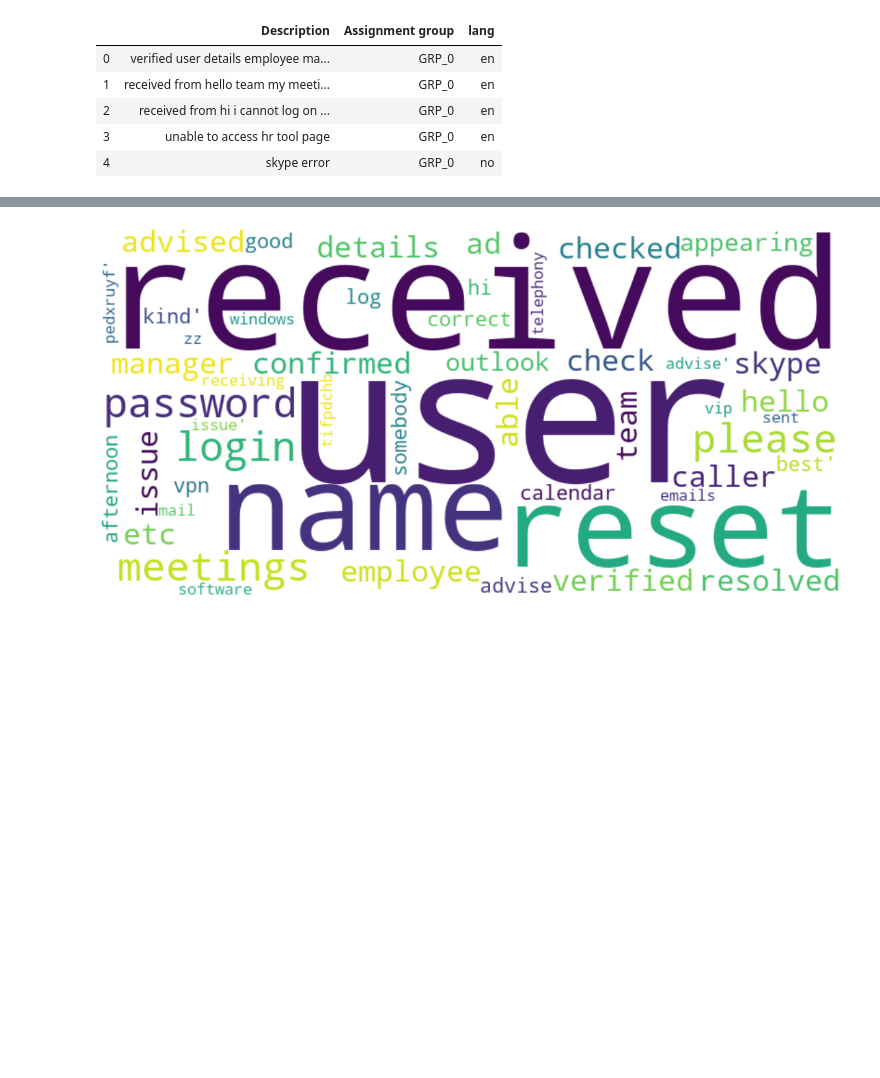
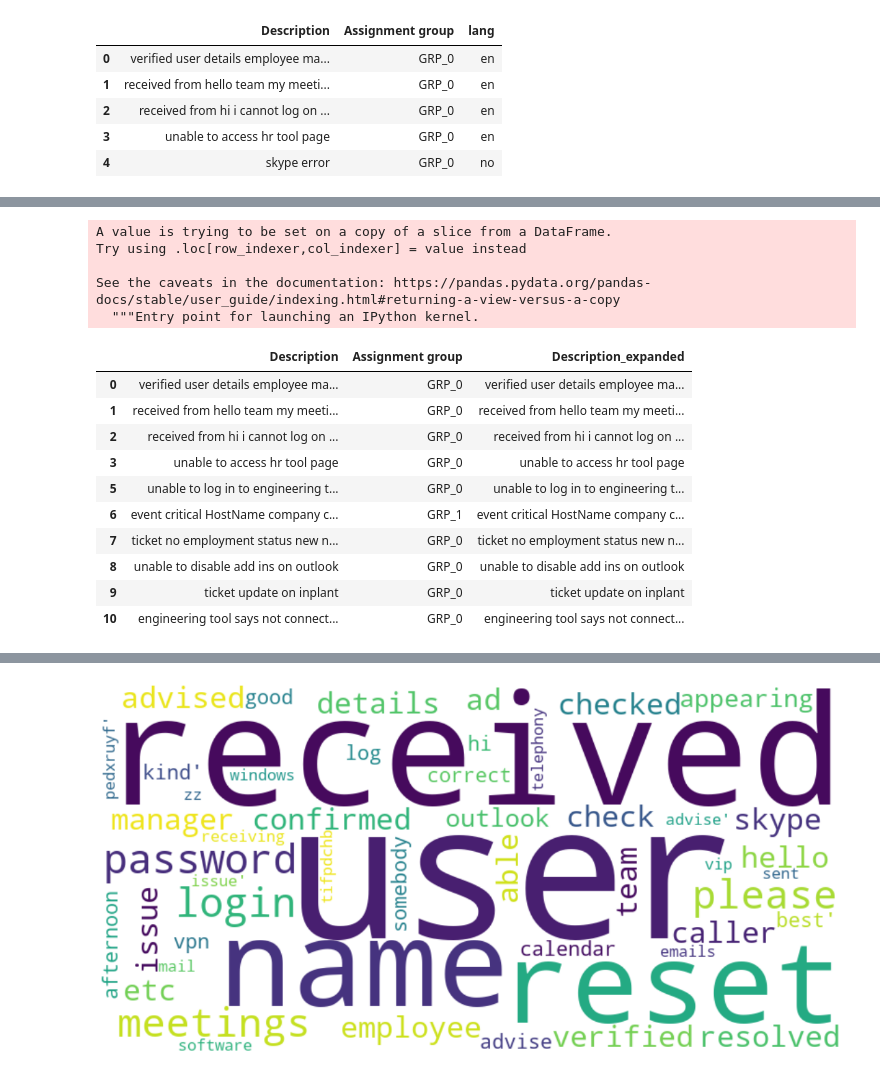
Before and after one commit to glaiml/capstone, a Jupyter notebook: capstone-vgk.ipynb, the cells around one changed output, grey strips where cells are left out. Cells and saved outputs as stored; diff of their text form; code cells hidden in the pictures; blank space fills up the shorter version.

```diff
--- a/capstone-vgk.ipynb
+++ b/capstone-vgk.ipynb
@@ -653,0 +695,22 @@ SystemExit: 1
+# %%
+ticket_df_english['Description_expanded'] = ticket_df_english['Description'].apply(lambda v: contractions.fix(v))
+# %% [output]
+A value is trying to be set on a copy of a slice from a DataFrame.
+Try using .loc[row_indexer,col_indexer] = value instead
+
+See the caveats in the documentation: https://pandas.pydata.org/pandas-docs/stable/user_guide/indexing.html#returning-a-view-versus-a-copy
+  """Entry point for launching an IPython kernel.
+# %%
+ticket_df_english.head(10)
+# %% [output]
+|  | Description | Assignment group | Description_expanded |
+| 0 | verified user details employee ma... | GRP_0 | verified user details employee ma... |
+| 1 | received from hello team my meeti... | GRP_0 | received from hello team my meeti... |
+| 2 | received from hi i cannot log on ... | GRP_0 | received from hi i cannot log on ... |
+| 3 | unable to access hr tool page | GRP_0 | unable to access hr tool page |
+| 5 | unable to log in to engineering t... | GRP_0 | unable to log in to engineering t... |
+| 6 | event critical HostName company c... | GRP_1 | event critical HostName company c... |
+| 7 | ticket no employment status new n... | GRP_0 | ticket no employment status new n... |
+| 8 | unable to disable add ins on outlook | GRP_0 | unable to disable add ins on outlook |
+| 9 | ticket update on inplant | GRP_0 | ticket update on inplant |
+| 10 | engineering tool says not connect... | GRP_0 | engineering tool says not connect... |
```
Also changed, not shown: parts of 38 cells of this notebook.
